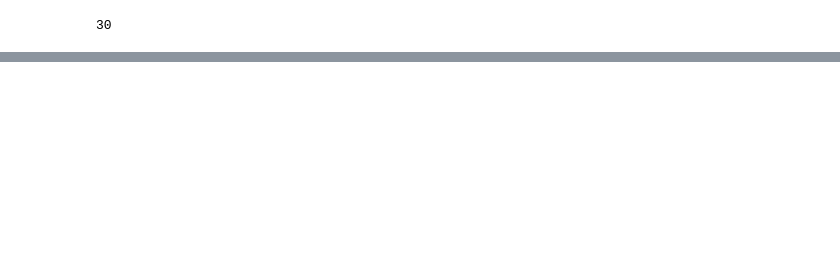
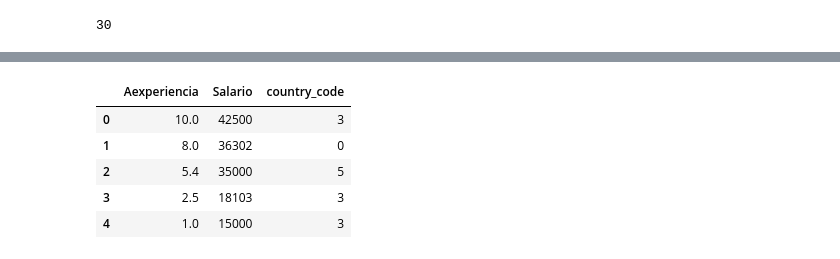
Before and after one commit to LuisReyes98/platzi-machine-learning-fundaments, a Jupyter notebook: regresion_lineal_simple.ipynb, the cells around one changed output, grey strips where cells are left out. Cells and saved outputs as stored; diff of their text form; code cells hidden in the pictures; blank space fills up the shorter version.

```diff
--- a/regresion_lineal_simple.ipynb
+++ b/regresion_lineal_simple.ipynb
@@ -138,0 +158,9 @@ other[:5]
+# %%
+dataset.head()
+# %% [output]
+|  | Aexperiencia | Salario | country_code |
+| 0 | 10.0 | 42500 | 3 |
+| 1 | 8.0 | 36302 | 0 |
+| 2 | 5.4 | 35000 | 5 |
+| 3 | 2.5 | 18103 | 3 |
+| 4 | 1.0 | 15000 | 3 |
```
Also changed, not shown: parts of 13 cells of this notebook, 1 other file.
